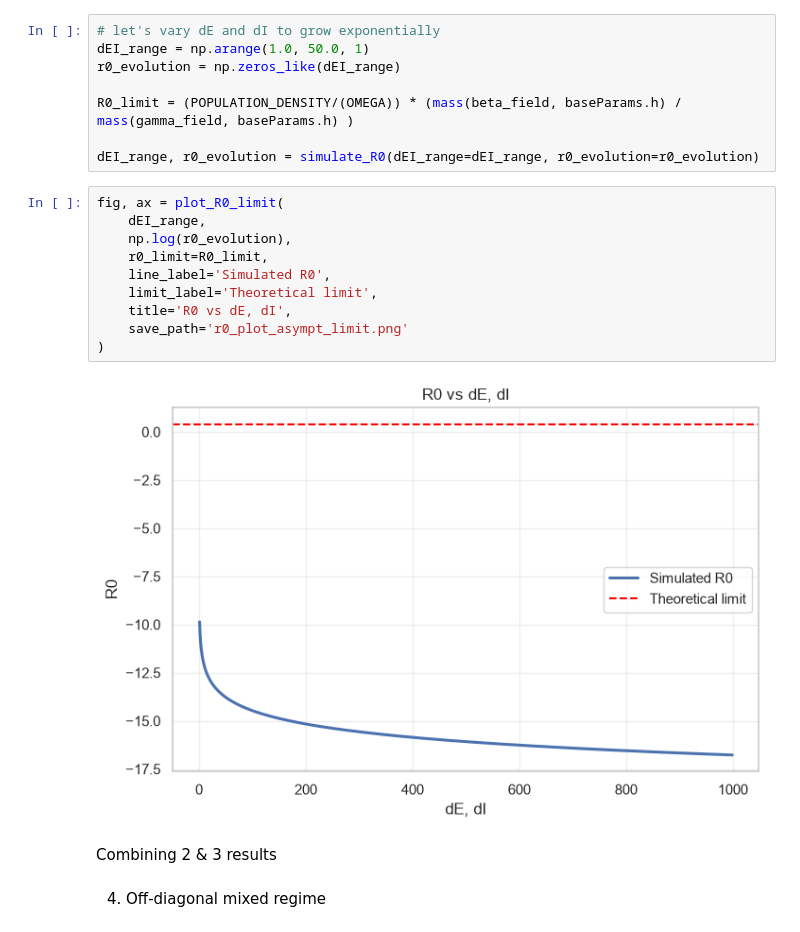
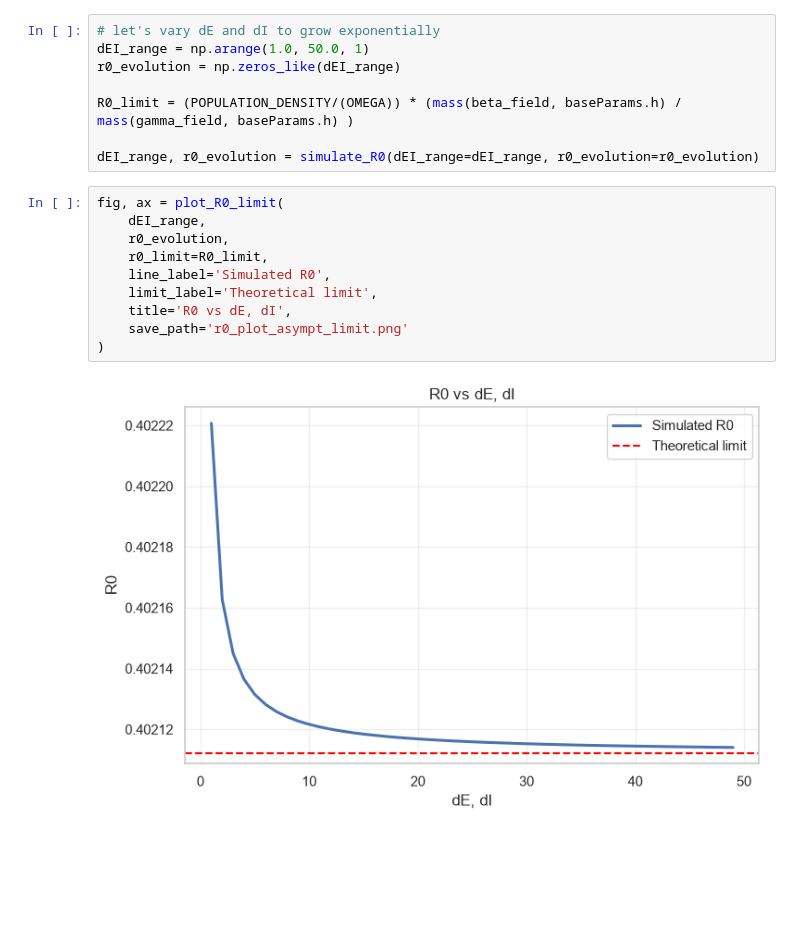
Before and after one commit to kdevultra/seirs-spatial-heterogeneity-research, a Jupyter notebook: notebooks/nb1_global_correctness.ipynb, the cells around one changed output. Cells and saved outputs as stored; diff of their text form; blank space fills up the shorter version.

```diff
--- a/notebooks/nb1_global_correctness.ipynb
+++ b/notebooks/nb1_global_correctness.ipynb
@@ -560,16 +557,12 @@ dEI_range, r0_evolution = simulate_R0(dEI_range=dEI_range, r0_evolution=r0_evolu
 # %%
 fig, ax = plot_R0_limit(
     dEI_range,
-    np.log(r0_evolution),
+    r0_evolution,
     r0_limit=R0_limit,
     line_label='Simulated R0',
     limit_label='Theoretical limit',
     title='R0 vs dE, dI',
     save_path='r0_plot_asympt_limit.png'
 )
 # %% [output]
-[figure, old version]
+[figure, new version]
-# %% [markdown]
-Combining 2 & 3 results
-# %% [markdown]
-4. Off-diagonal mixed regime
```
Also changed, not shown: parts of 11 cells of this notebook, 3 other files.
